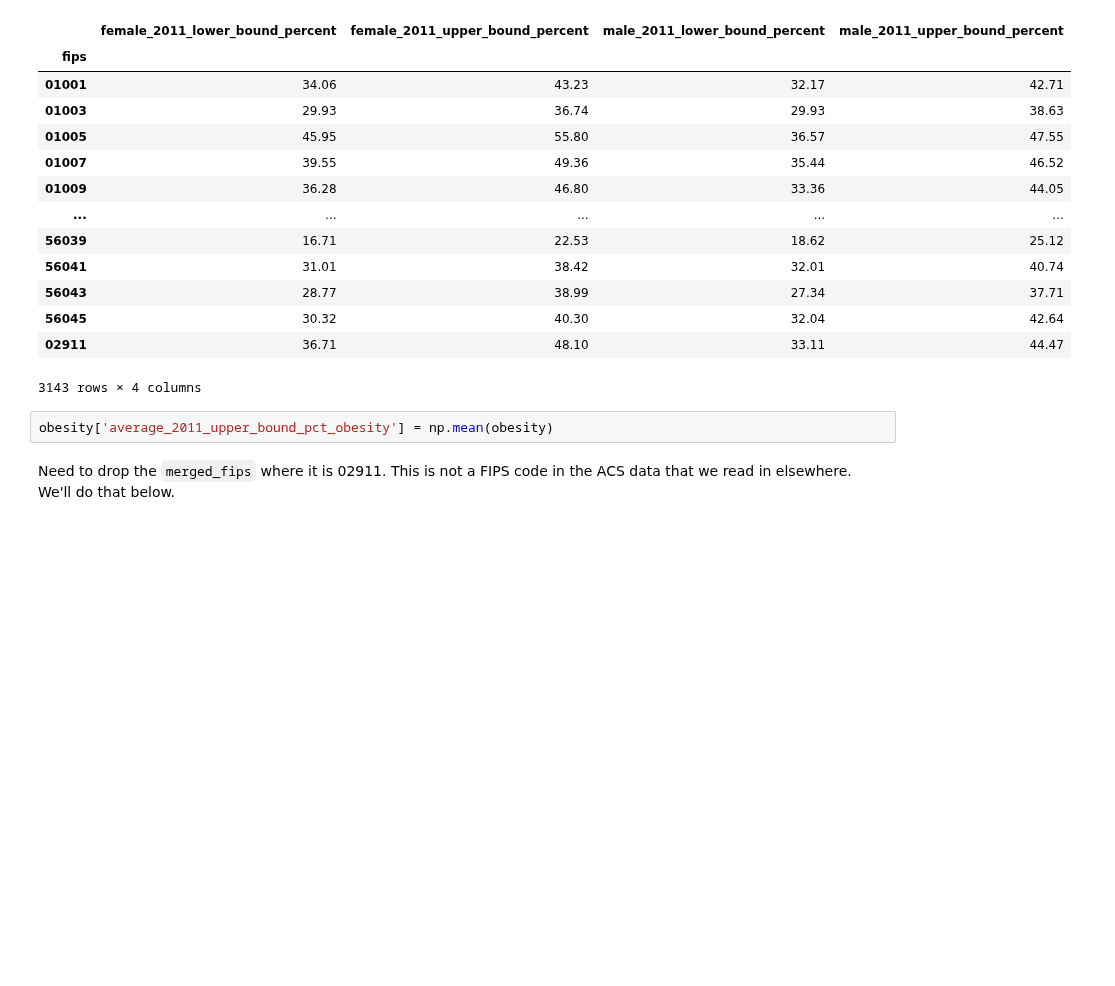
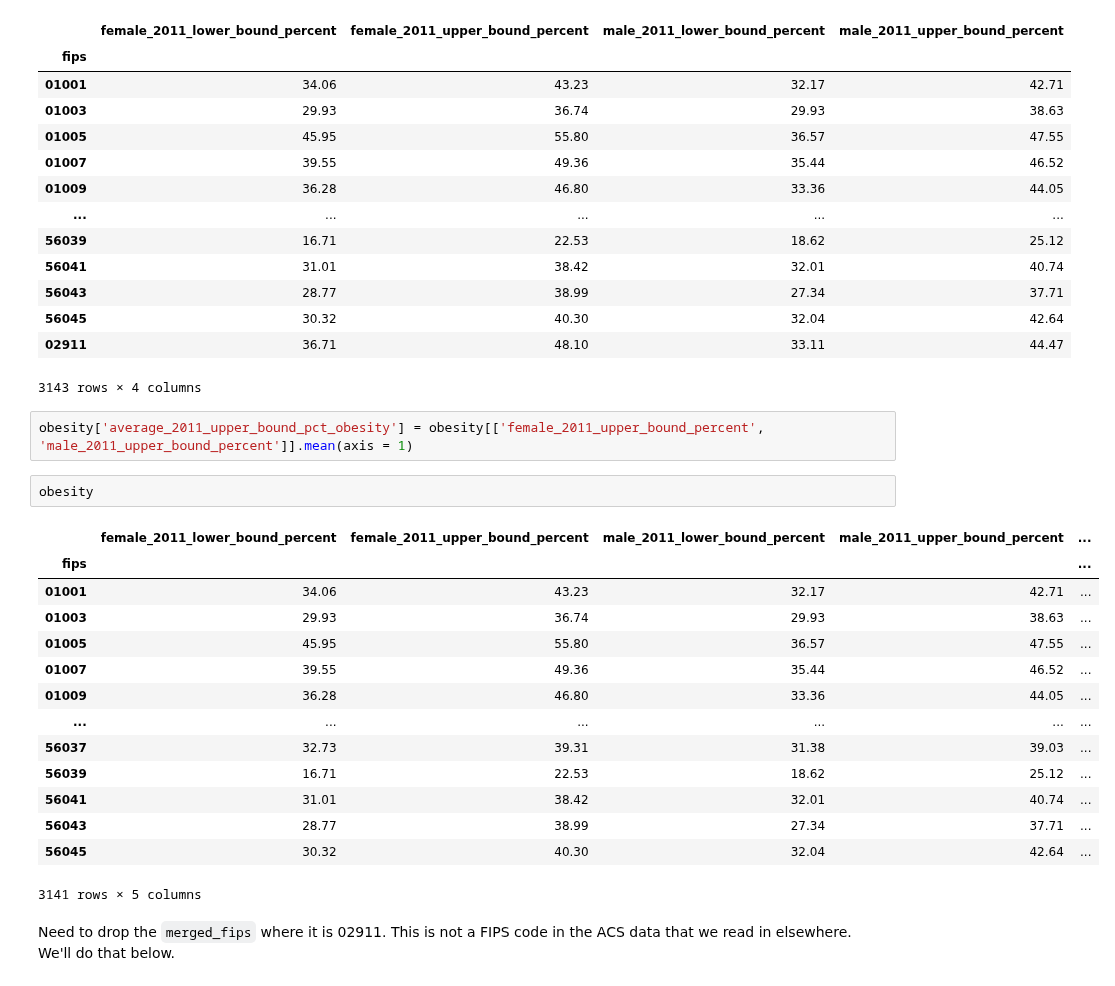
Before and after one commit to calculaterceec/Proj4Team2, a Jupyter notebook: code/02-2-Demo_with_health.ipynb, the cells around one changed output. Cells and saved outputs as stored; diff of their text form; blank space fills up the shorter version.

Commit message:
combining obesity prevalence upper bound average both sexes

```diff
--- a/code/02-2-Demo_with_health.ipynb
+++ b/code/02-2-Demo_with_health.ipynb
@@ -128,7 +128,24 @@ obesity
 | 02911 | 36.71 | 48.10 | 33.11 | 44.47 |
 3143 rows × 4 columns
 # %%
-obesity['average_2011_upper_bound_pct_obesity'] = np.mean(obesity)
+obesity['average_2011_upper_bound_pct_obesity'] = obesity[['female_2011_upper_bound_percent', 'male_2011_upper_bound_percent']].mean(axis = 1)
+# %%
+obesity
+# %% [output]
+|  | female_2011_lower_bound_percent | female_2011_upper_bound_percent | male_2011_lower_bound_percent | male_2011_upper_bound_percent | ... |
+| fips |  |  |  |  | ... |
+| 01001 | 34.06 | 43.23 | 32.17 | 42.71 | ... |
+| 01003 | 29.93 | 36.74 | 29.93 | 38.63 | ... |
+| 01005 | 45.95 | 55.80 | 36.57 | 47.55 | ... |
+| 01007 | 39.55 | 49.36 | 35.44 | 46.52 | ... |
+| 01009 | 36.28 | 46.80 | 33.36 | 44.05 | ... |
+| ... | ... | ... | ... | ... | ... |
+| 56037 | 32.73 | 39.31 | 31.38 | 39.03 | ... |
+| 56039 | 16.71 | 22.53 | 18.62 | 25.12 | ... |
+| 56041 | 31.01 | 38.42 | 32.01 | 40.74 | ... |
+| 56043 | 28.77 | 38.99 | 27.34 | 37.71 | ... |
+| 56045 | 30.32 | 40.30 | 32.04 | 42.64 | ... |
+3141 rows × 5 columns
 # %% [markdown]
 Need to drop the `merged_fips` where it is 02911. This is not a FIPS code in the ACS data that we read in elsewhere. We'll do that below.
 # %%
```
Also changed, not shown: 2 other files.
